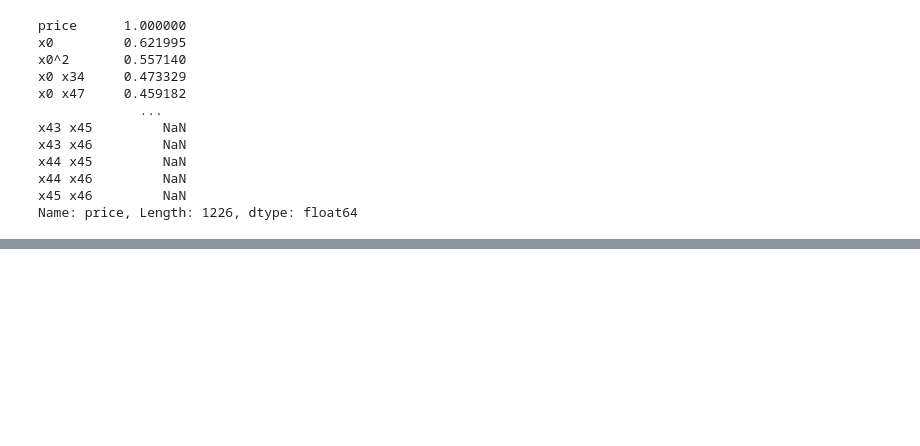
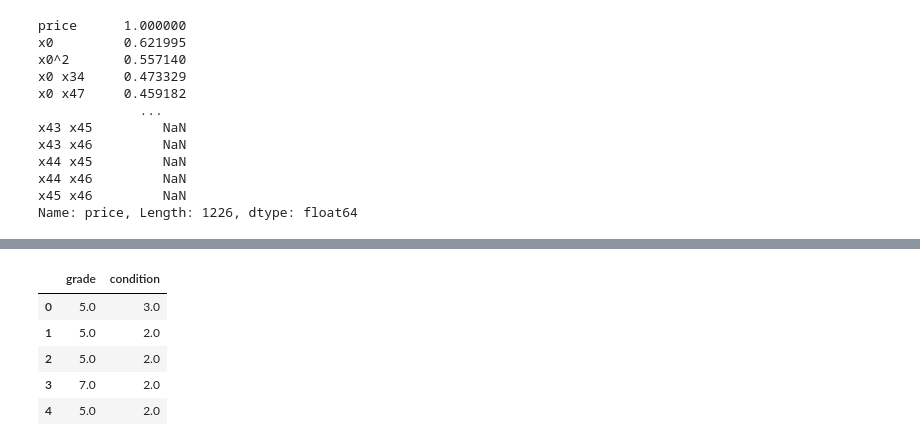
Before and after one commit to ilanhaskel/Real_Estate_Sale_Price_Predictor, a Jupyter notebook: eda_clean_ilan.ipynb, the cells around one changed output, grey strips where cells are left out. Cells and saved outputs as stored; diff of their text form; code cells hidden in the pictures; blank space fills up the shorter version.

```diff
--- a/eda_clean_ilan.ipynb
+++ b/eda_clean_ilan.ipynb
@@ -450,0 +469,20 @@ Name: price, Length: 1226, dtype: float64
+# %%
+# ordinally encoding grade
+grade_df = df[['grade']]
+grade_cats = [['2 Substandard',
+               '3 Poor',
+               '4 Low',
+               '5 Fair',
+               '6 Low Average',
+               '7 Average',
+               '8 Good',
+               '9 Better',
+               '10 Very Good',
+               '11 Excellent',
+               '12 Luxury',
+               '13 Mansion']]
+ords_grade = OrdinalEncoder(categories=grade_cats)
+ords_grade.fit(grade_df)
+ords_grade.transform(grade_df)
+grades_encoded = pd.DataFrame(ords_grade.transform(grade_df))
+grades_encoded.head()
@@ -450,0 +505,13 @@ Name: price, Length: 1226, dtype: float64
+# %%
+# ordinally encoding condition
+cond_df = df[['condition']]
+cond_cats = [['Poor',
+              'Fair',
+              'Average',
+              'Good',
+              'Very Good']]
+ords_cond = OrdinalEncoder(categories=cond_cats)
+ords_cond.fit(cond_df)
+ords_cond.transform(cond_df)
+cond_encoded = pd.DataFrame(ords_cond.transform(cond_df))
+cond_encoded.head()
@@ -450,0 +525,12 @@ Name: price, Length: 1226, dtype: float64
+# %%
+ordinal_df = pd.concat([grades_encoded, cond_encoded], axis=1)
+ordinal_df.columns = ['grade', 'condition']
+# %%
+ordinal_df.head()
+# %% [output]
+|  | grade | condition |
+| 0 | 5.0 | 3.0 |
+| 1 | 5.0 | 2.0 |
+| 2 | 5.0 | 2.0 |
+| 3 | 7.0 | 2.0 |
+| 4 | 5.0 | 2.0 |
```
Also changed, not shown: parts of 10 cells of this notebook.
